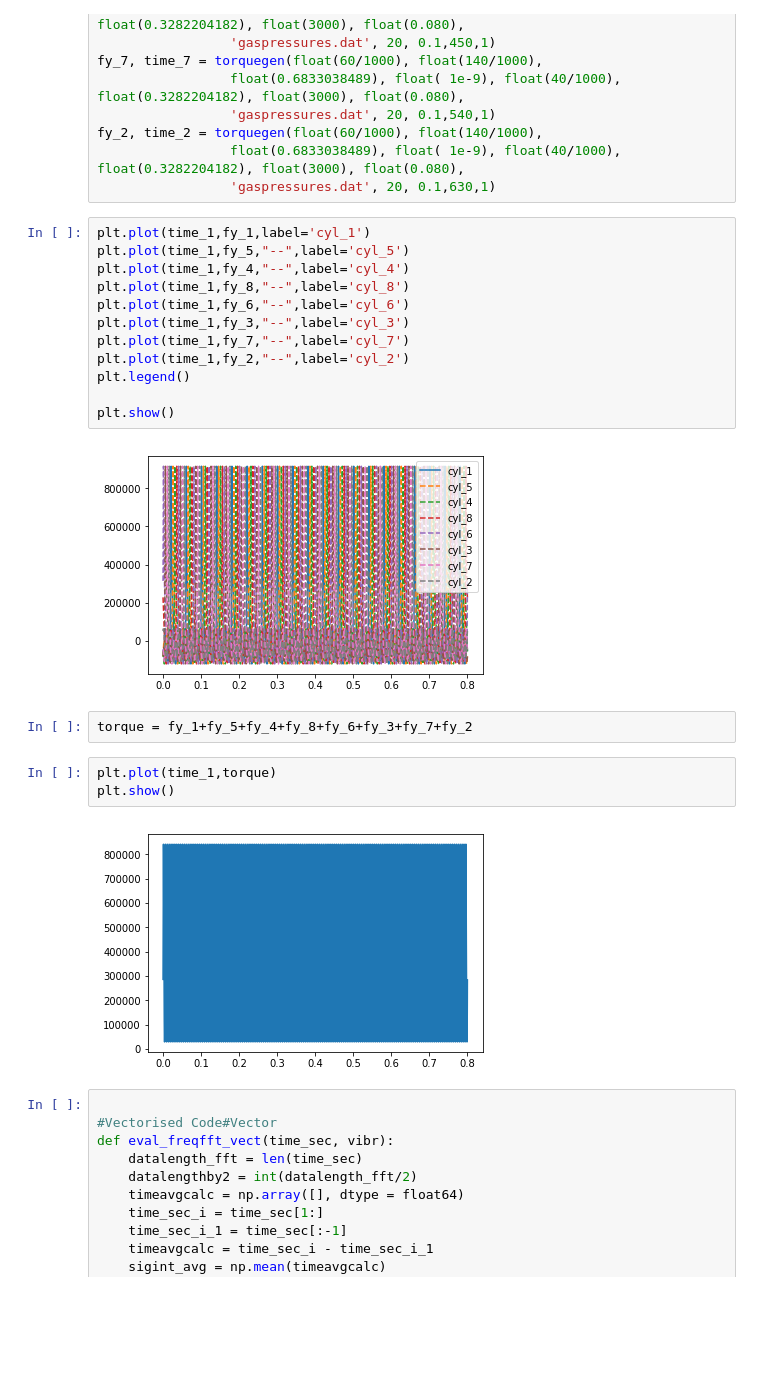
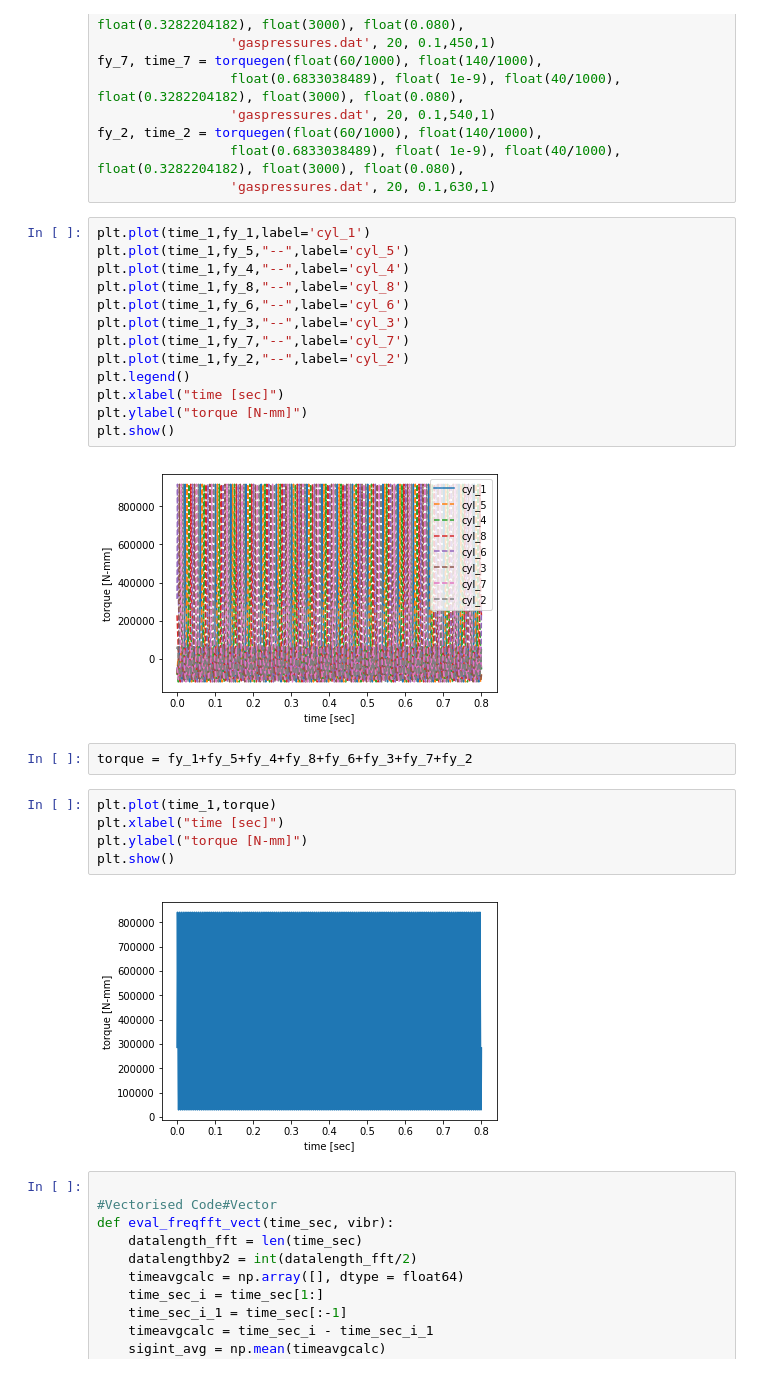
Before and after one commit to englyser/research, a Jupyter notebook: englyser_funcdef.ipynb, the cells around one changed output. Saved outputs shown, nothing was run; the diff lists cells and outputs as text; blank space fills up the shorter version.

```diff
--- a/englyser_funcdef.ipynb
+++ b/englyser_funcdef.ipynb
@@ -125,24 +125,27 @@ fy_2, time_2 = torquegen(float(60/1000), float(140/1000),
 # %%
 plt.plot(time_1,fy_1,label='cyl_1')
 plt.plot(time_1,fy_5,"--",label='cyl_5')
 plt.plot(time_1,fy_4,"--",label='cyl_4')
 plt.plot(time_1,fy_8,"--",label='cyl_8')
 plt.plot(time_1,fy_6,"--",label='cyl_6')
 plt.plot(time_1,fy_3,"--",label='cyl_3')
 plt.plot(time_1,fy_7,"--",label='cyl_7')
 plt.plot(time_1,fy_2,"--",label='cyl_2')
 plt.legend()
-
+plt.xlabel("time [sec]")
+plt.ylabel("torque [N-mm]")
 plt.show()
 # %% [output]
-[figure, old version]
+[figure, new version]
 # %%
 torque = fy_1+fy_5+fy_4+fy_8+fy_6+fy_3+fy_7+fy_2
 # %%
 plt.plot(time_1,torque)
+plt.xlabel("time [sec]")
+plt.ylabel("torque [N-mm]")
 plt.show()
 # %% [output]
-[figure, old version]
+[figure, new version]
 # %%
 
 #Vectorised Code#Vector
```
Also changed, not shown: parts of 5 cells of this notebook.
